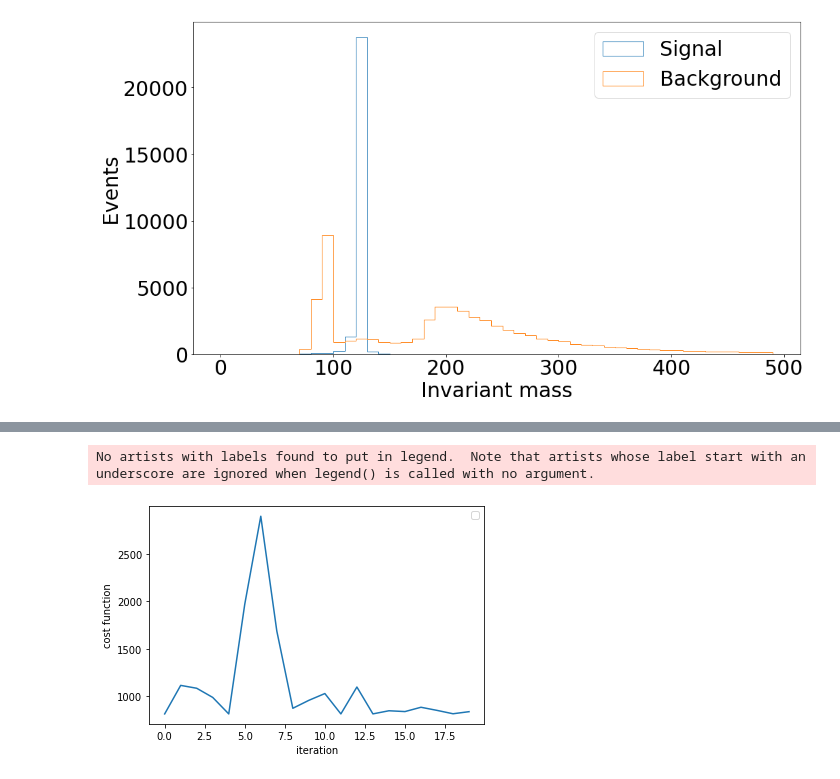
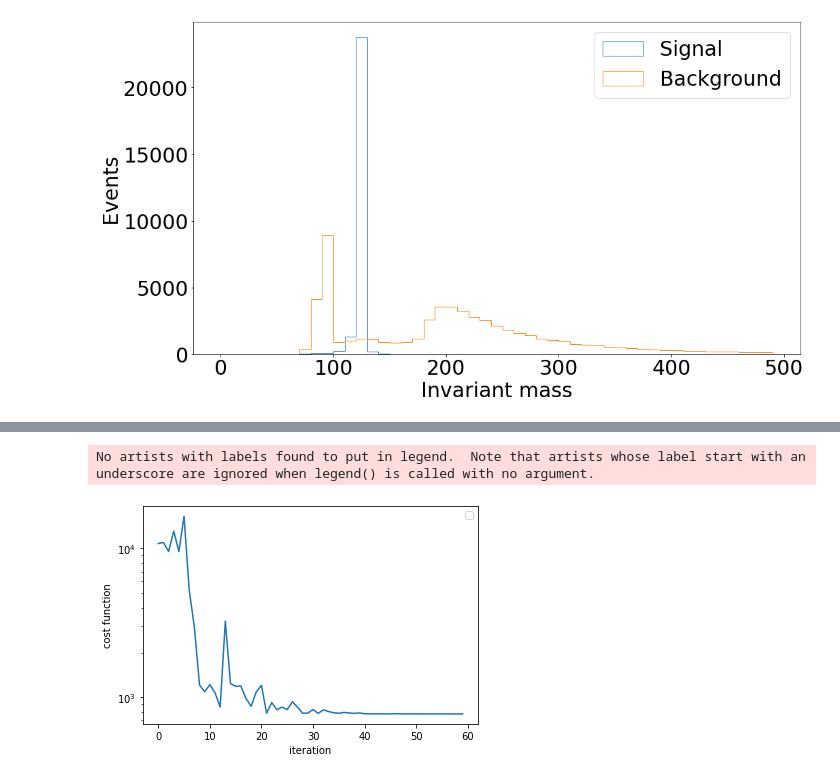
Before and after one commit to Zhelun-Li/VQC-Permutable-Lorentz-symmetry, a Jupyter notebook: Lorentz_symmetry_decay_scipy.ipynb, the cells around one changed output, grey strips where cells are left out. Saved outputs shown, nothing was run; the diff lists cells and outputs as text; code cells hidden in the pictures.

```diff
--- a/Lorentz_symmetry_decay_scipy.ipynb
+++ b/Lorentz_symmetry_decay_scipy.ipynb
@@ -35,6 +35,11 @@ import pandas as pd
 
 from sklearn import metrics
 from sklearn.metrics import RocCurveDisplay
+# %%
+Iter="0"
+MaxIter=60
+method='COBYLA'
+maxEvents=1000
 # %%
 def callback_graph(weights, obj_func_eval):
     print(len(objective_func_vals))
@@ -167,10 +184,13 @@ bkg_3vec=getThreeVectors_df(bkg)
 sig_dot=getDot_df(h4l)
 bkg_dot=getDot_df(bkg)
 # %%
-def split(X,y,normalize=True):
+random_state=int(1000*np.random.rand())
+print(random_state)
+
+def split(X,y,normalize=True,random_state=random_state):
     train_ratio=0.6
     X_train, X_valTest, y_train, y_valTest = train_test_split(X.copy(), y.copy(), train_size=train_ratio, random_state=100)
-    X_val, X_test, y_val, y_test = train_test_split(X_valTest, y_valTest, test_size=0.5, random_state=200)
+    X_val, X_test, y_val, y_test = train_test_split(X_valTest, y_valTest, test_size=0.5, random_state=random_state)
     #Normalizing everythings:
     if normalize:
         Max=X_train.max()
@@ -231,10 +264,25 @@ def getEstimator_rotPerm(num_layers,N_particles):
 
             params_index += 1
 
+            for i in np.arange(0,num_qubits,2):
+                qc.rzz(weights[params_index],i,i+1)
+
+            for i in np.arange(1,num_qubits,2):
+                if i+1<num_qubits:
+                    qc.rzz(weights[params_index],i,i+1)
+
+
             for i in np.arange(0,num_qubits,1):
                 for k in np.arange(i,num_qubits,1):
                     if i!=k:
-                        qc.rzz(weights[params_index],i,k)
+                        if k!=i+1:
+                            qc.rzz(weights[params_index],i,k)
+
+
+#             for i in np.arange(0,num_qubits,1):
+#                 for k in np.arange(i,num_qubits,1):
+#                     if i!=k:
+#                         qc.rzz(weights[params_index],i,k)
 
             params_index += 1
 
@@ -244,6 +292,8 @@ def getEstimator_rotPerm(num_layers,N_particles):
     estimator_qnn_rotPerm = EstimatorQNN(
         circuit=qc, observables=observable1, input_params=feature_map.parameters, weight_params=weights
     )
+    print("nQubits = ",num_qubits)
+    print("Depth of circuit is: ",qc.depth())
     return estimator_qnn_rotPerm
 # %%
 def cost_func(params,estimator,X,y):
@@ -265,6 +315,7 @@ def cost_func(params,estimator,X,y):
 
 
     pred = estimator.forward(X,params[0:-1]).flatten()
+
     pred=-abs(pred-params[-1])
     cost_val=((pred-y)**2).sum()
 
@@ -272,7 +323,9 @@ def cost_func(params,estimator,X,y):
 
     clear_output(wait=True)
 
+
     plt.plot(np.arange(0,len(cost_val_list)), cost_val_list)
+    plt.yscale('log')
     plt.xlabel('iteration')
     plt.ylabel('cost function')
     plt.legend()
@@ -309,16 +372,13 @@ def computeAccuracy(est,params,X_test,y_test,threshold):
 # %%
-method='COBYLA'
-maxEvents=1000
-MaxIter=20
-estimator_qnn_rotPerm1=getEstimator_rotPerm(2,4)
+
 initial_weights=np.pi*2*np.random.rand(estimator_qnn_rotPerm1.num_weights+1)
 cost_val_list=[]
 
 res_rotPerm1 = scipy.optimize.minimize(cost_func, initial_weights,method=method,options={'maxiter':MaxIter}
                               ,args=(estimator_qnn_rotPerm1,X_train_dot[0:maxEvents], y_train_dot[0:maxEvents])) #minimize cost function via scipy
 cost_val_list_rotPerm1=cost_val_list
 params_rotPerm1=res_rotPerm1.x
 # %% [output]
 No artists with labels found to put in legend.  Note that artists whose label start with an underscore are ignored when legend() is called with no argument.
-[figure, old version]
+[figure, new version]
 # %%
```
Also changed, not shown: parts of 63 cells of this notebook, 4 other files.
